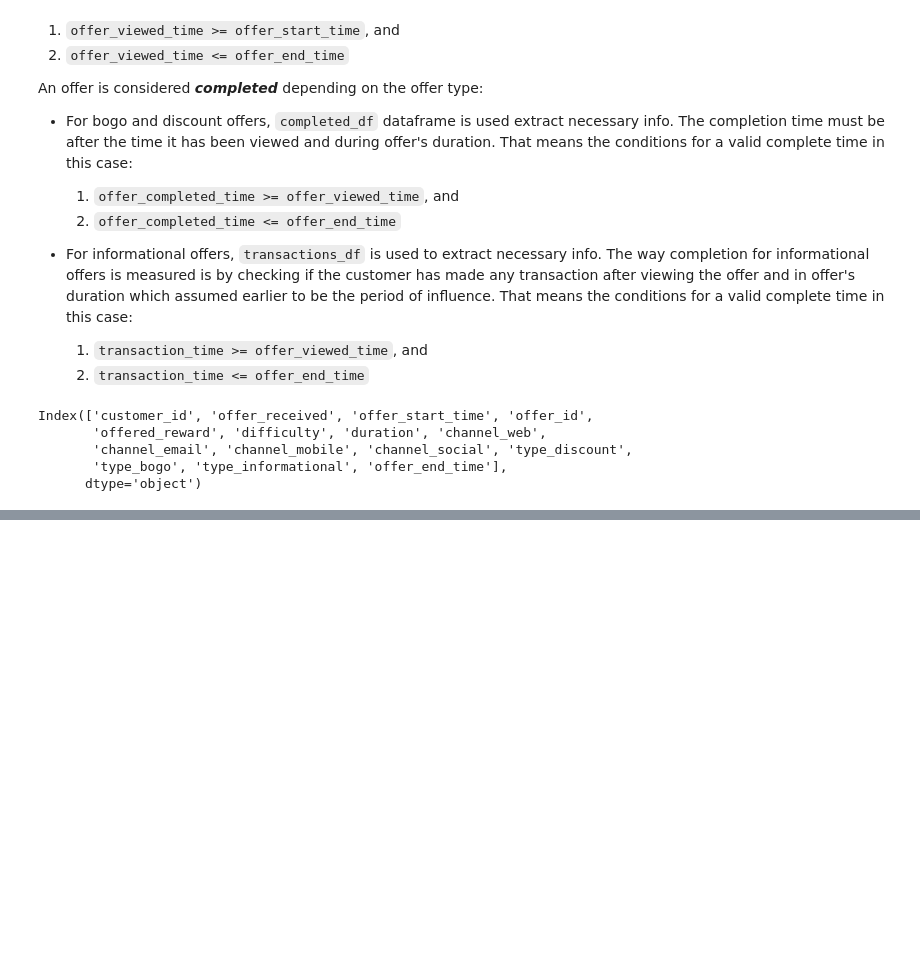
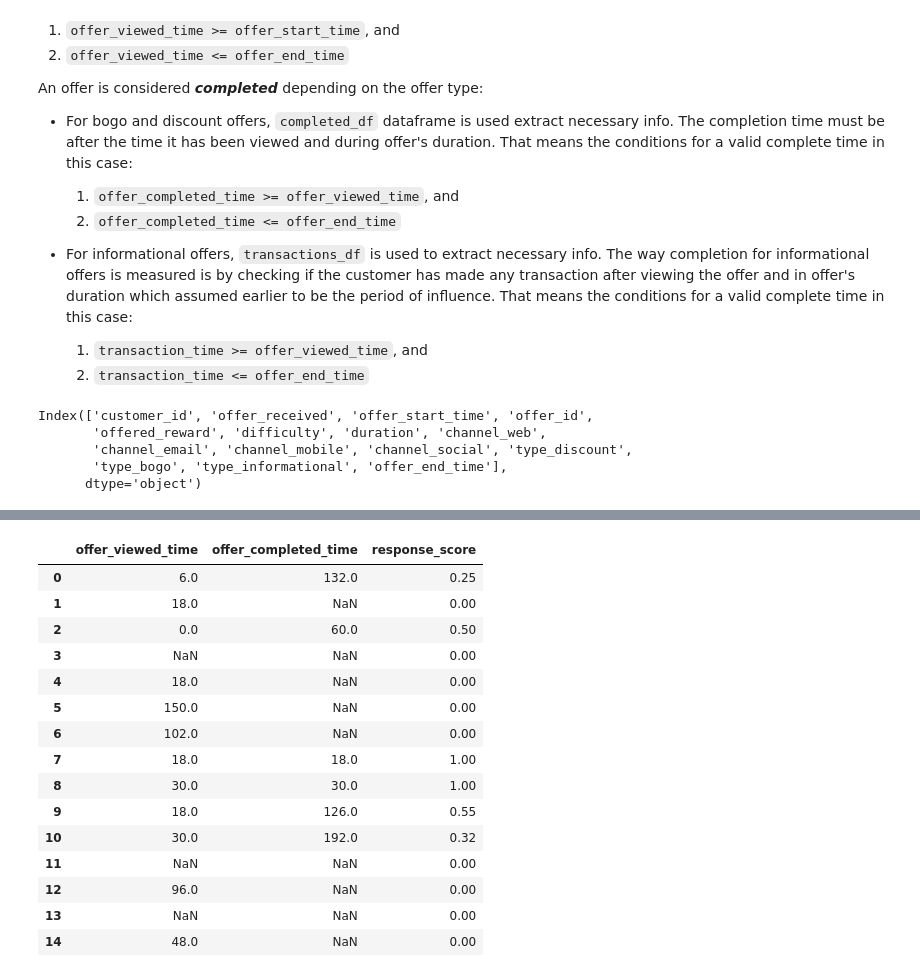
Before and after one commit to Kavin-Prasanth75/Starbucks-segmentation, a Jupyter notebook: main.ipynb, the cells around one changed output, grey strips where cells are left out. Cells and saved outputs as stored; diff of their text form; code cells hidden in the pictures; blank space fills up the shorter version.

```diff
--- a/main.ipynb
+++ b/main.ipynb
@@ -770,0 +817,19 @@ AttributeError: `np.NaN` was removed in the NumPy 2.0 release. Use `np.nan` inst
+# %%
+temp_df[['offer_viewed_time', 'offer_completed_time', 'response_score']].head(15)
+# %% [output]
+|  | offer_viewed_time | offer_completed_time | response_score |
+| 0 | 6.0 | 132.0 | 0.25 |
+| 1 | 18.0 | NaN | 0.00 |
+| 2 | 0.0 | 60.0 | 0.50 |
+| 3 | NaN | NaN | 0.00 |
+| 4 | 18.0 | NaN | 0.00 |
+| 5 | 150.0 | NaN | 0.00 |
+| 6 | 102.0 | NaN | 0.00 |
+| 7 | 18.0 | 18.0 | 1.00 |
+| 8 | 30.0 | 30.0 | 1.00 |
+| 9 | 18.0 | 126.0 | 0.55 |
+| 10 | 30.0 | 192.0 | 0.32 |
+| 11 | NaN | NaN | 0.00 |
+| 12 | 96.0 | NaN | 0.00 |
+| 13 | NaN | NaN | 0.00 |
+| 14 | 48.0 | NaN | 0.00 |
```
Also changed, not shown: parts of 21 cells of this notebook, 1 other file.
